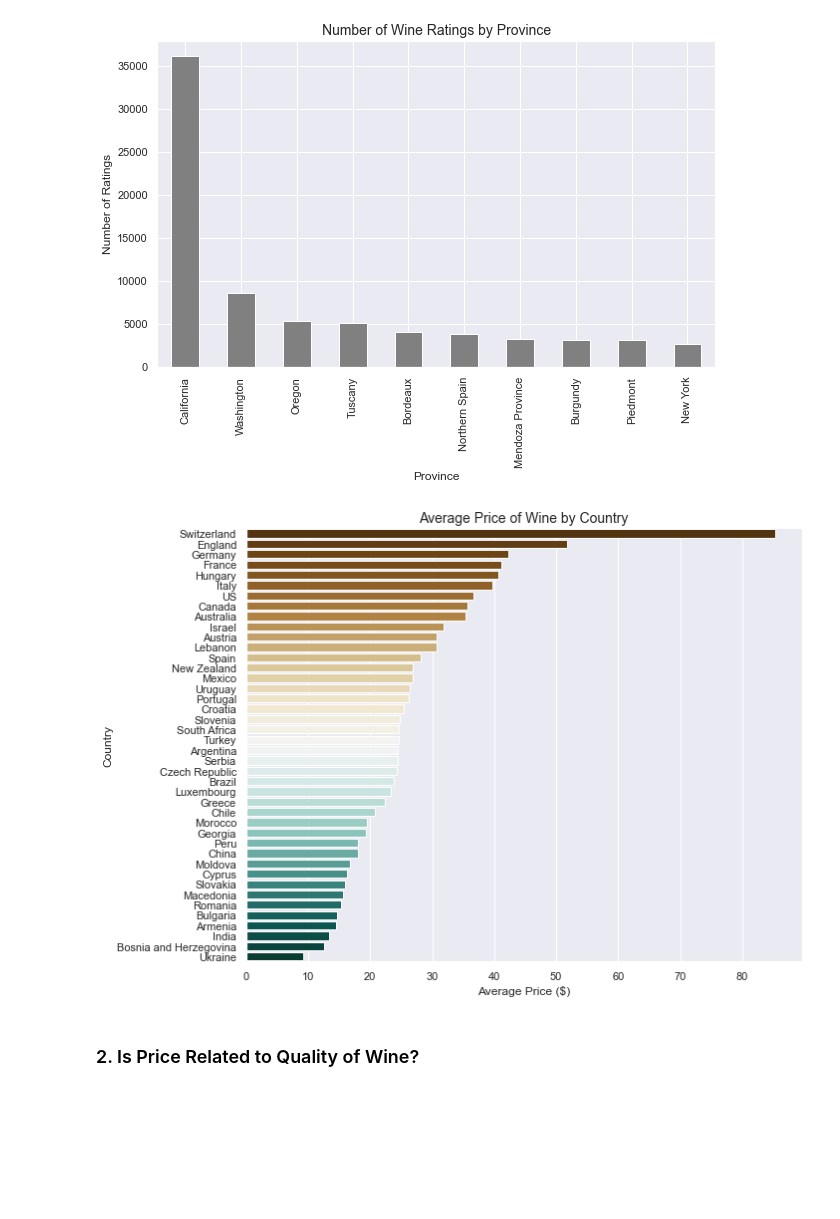
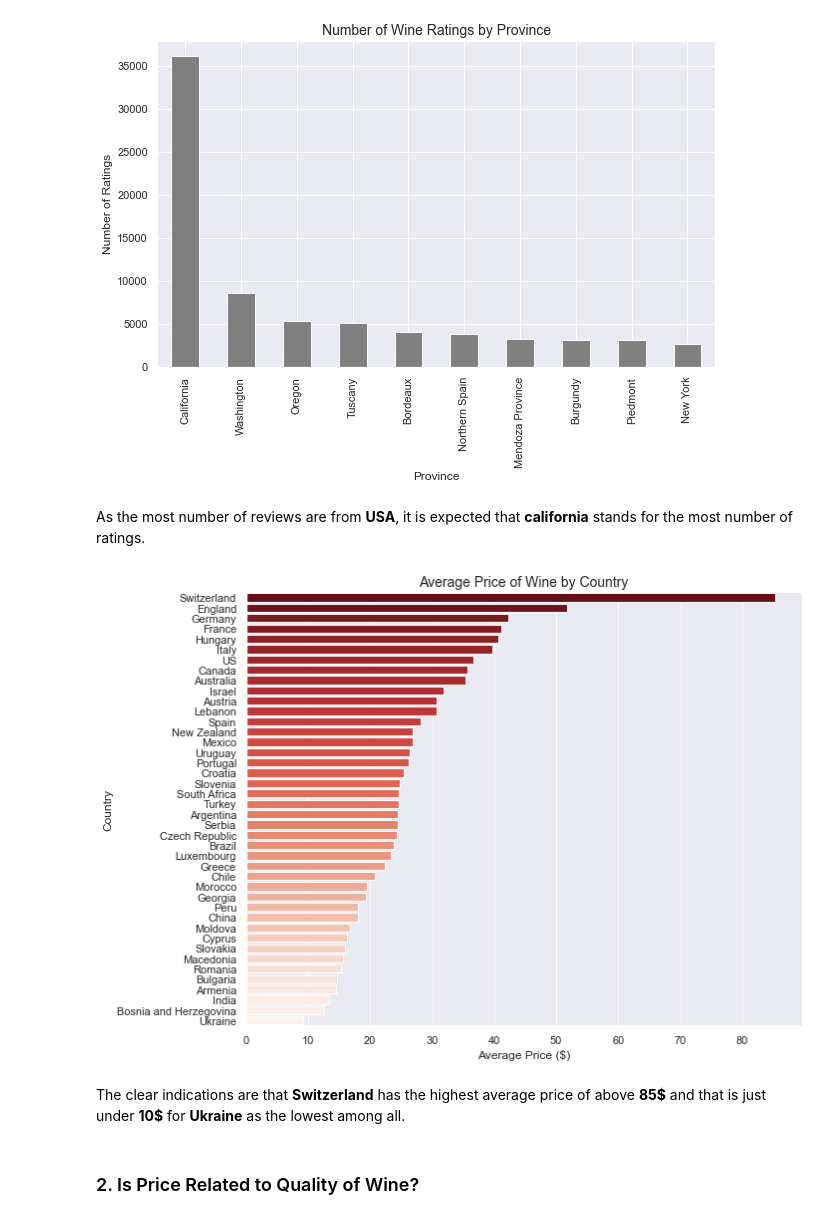
Before and after one commit to Nima-Sayyah/Drink-by-Data, a Jupyter notebook: Drink by Data (NS).ipynb, the cells around one changed output. Drawn from its saved outputs; the diff is of its cells as text; code cells hidden in the pictures; blank space fills up the shorter version.

```diff
--- a/Drink by Data (NS).ipynb
+++ b/Drink by Data (NS).ipynb
@@ -478,19 +480,24 @@ plt.xlabel('Province')
 plt.ylabel('Number of Ratings');
 # %% [output]
 [figure]
+# %% [markdown]
+As the most number of reviews are from **USA**, it is expected that **california** stands for the most number of ratings.
 # %%
+# Plotting the mean price of wine per country
 df4 = df1.groupby('country').agg('mean')
 df5 = df4.sort_values(by='price', ascending=False)
 y_val = df5.index.to_series()
 x_val = df5['price']
 
 plt.figure(figsize=(10,8))
-sns.barplot(x=x_val, y=y_val, palette='BrBG')
+sns.barplot(x=x_val, y=y_val, palette= 'Reds_r')
 plt.title('Average Price of Wine by Country', fontsize = 14)
 plt.xlabel('Average Price ($)')
 plt.ylabel('Country');
 # %% [output]
-[figure, old version]
+[figure, new version]
+# %% [markdown]
+The clear indications are that **Switzerland** has the highest average price of above **85\$** and that is just under **10\$** for **Ukraine** as the lowest among all.
 # %% [markdown]
 ### 2. Is Price Related to Quality of Wine?
 # %%
```
Also changed, not shown: parts of 7 cells of this notebook.
